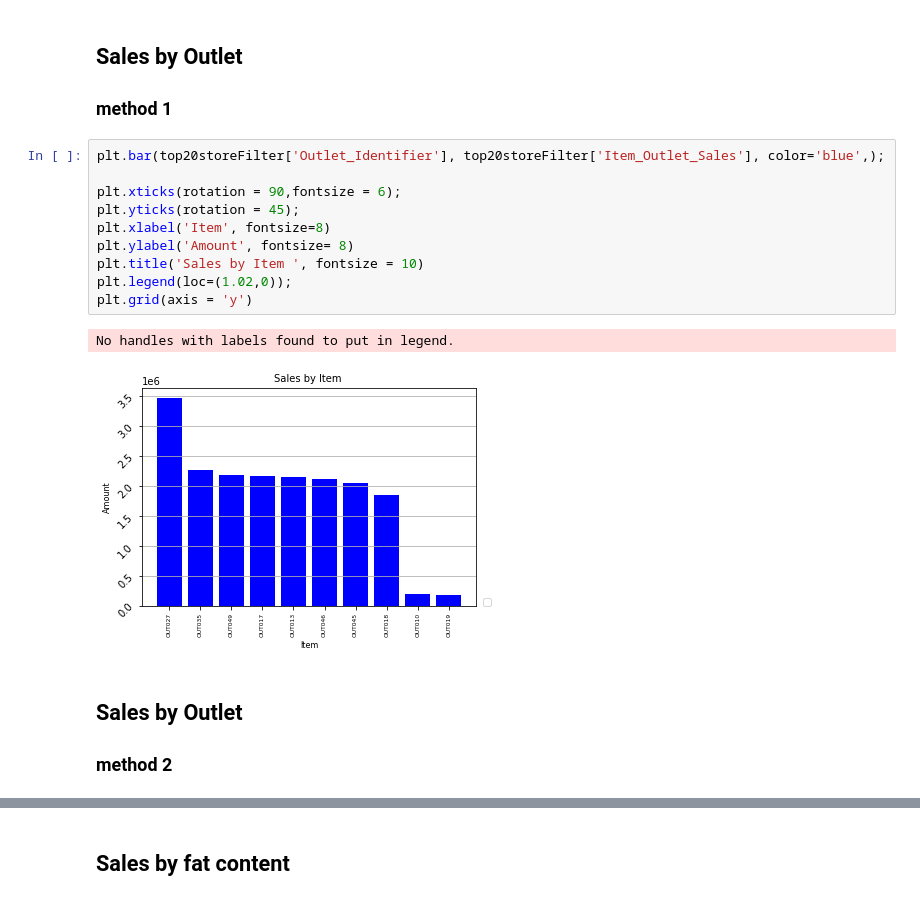
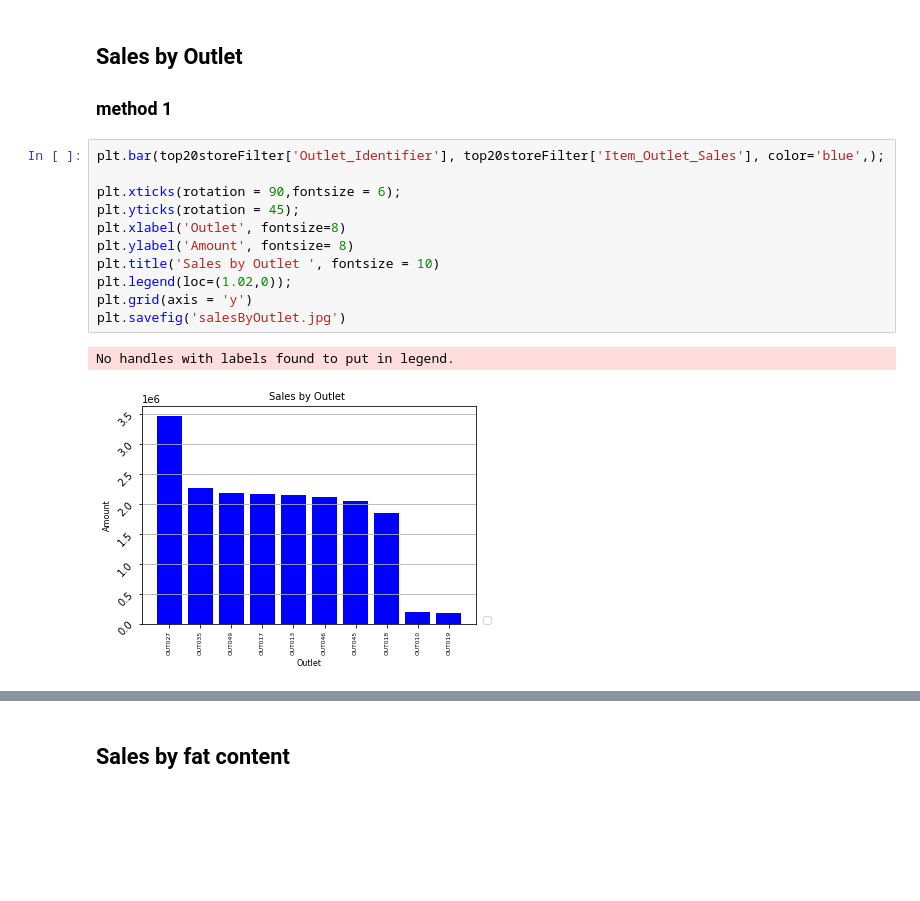
Before and after one commit to adamk6/sales-predictions, a Jupyter notebook: salesPrediction.ipynb, the cells around one changed output, grey strips where cells are left out. Saved outputs shown, nothing was run; the diff lists cells and outputs as text; blank space fills up the shorter version.

```diff
--- a/salesPrediction.ipynb
+++ b/salesPrediction.ipynb
@@ -280,17 +317,14 @@ top20storeFilter
 # %%
 plt.bar(top20storeFilter['Outlet_Identifier'], top20storeFilter['Item_Outlet_Sales'], color='blue',);
 
 plt.xticks(rotation = 90,fontsize = 6);
 plt.yticks(rotation = 45);
-plt.xlabel('Item', fontsize=8)
+plt.xlabel('Outlet', fontsize=8)
 plt.ylabel('Amount', fontsize= 8)
-plt.title('Sales by Item ', fontsize = 10)
+plt.title('Sales by Outlet ', fontsize = 10)
 plt.legend(loc=(1.02,0));
 plt.grid(axis = 'y')
+plt.savefig('salesByOutlet.jpg')
 # %% [output]
 No handles with labels found to put in legend.
-[figure, old version]
+[figure, new version]
-# %% [markdown]
-## Sales by Outlet
-
-### method 2
```
Also changed, not shown: parts of 45 cells of this notebook.
